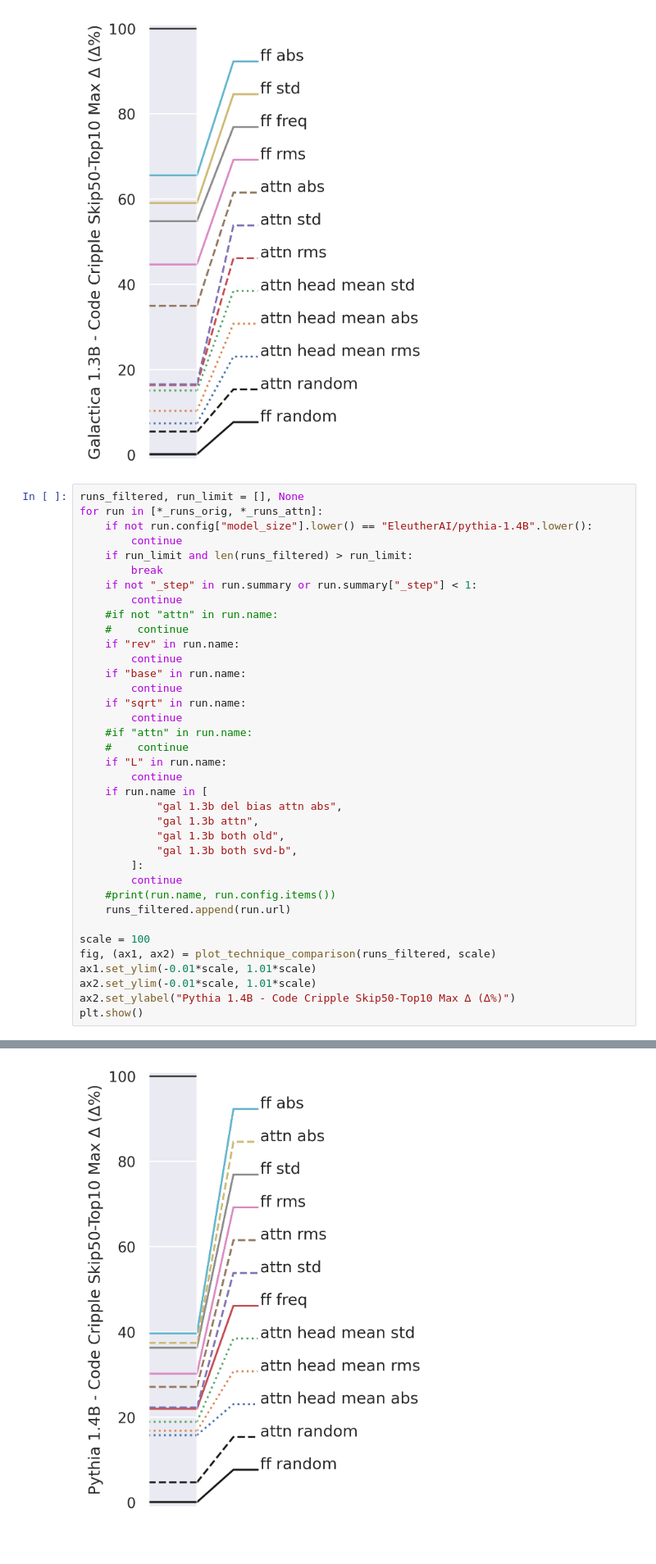
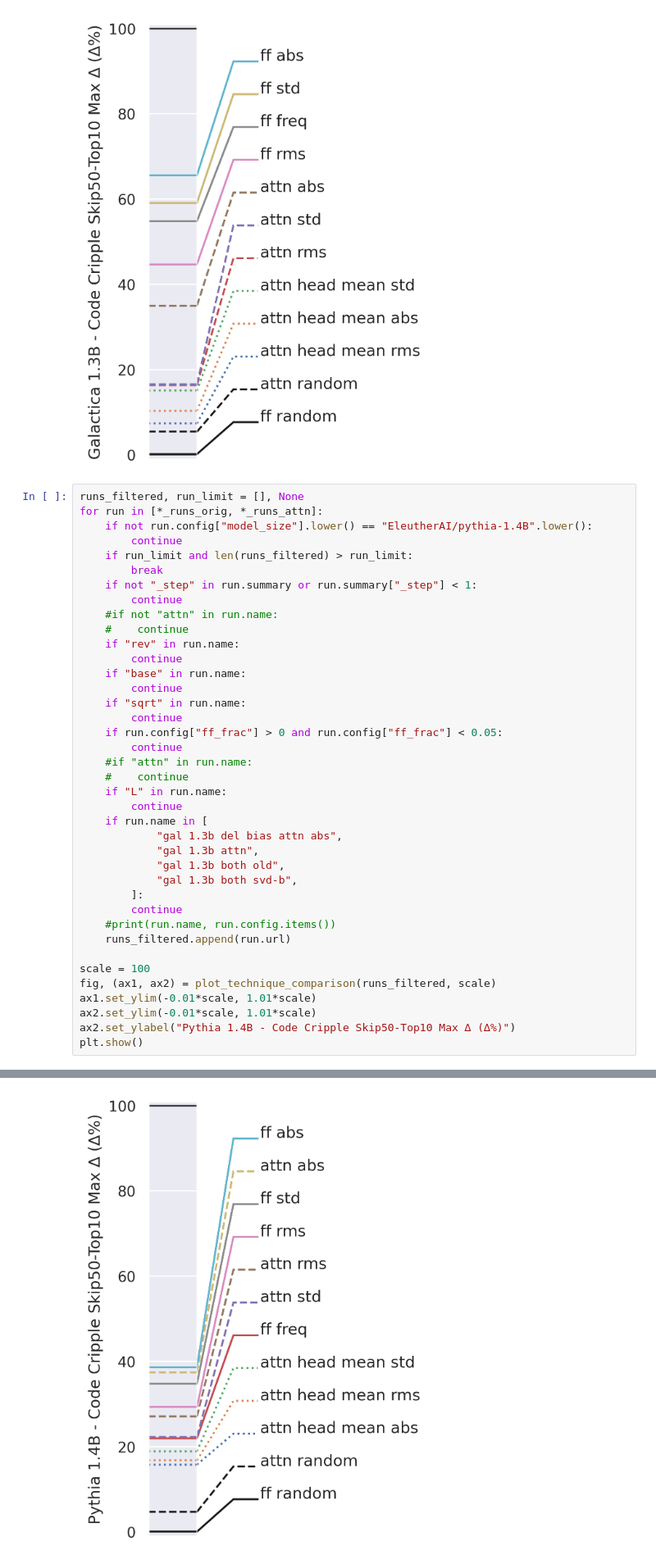
Before and after one commit to nickypro/separability, a Jupyter notebook: examples/analyse-methods.ipynb, the cells around one changed output, grey strips where cells are left out. Shown at 82% size. Saved outputs shown, nothing was run; the diff lists cells and outputs as text.

Commit message:
make pythia plots not be ff_frac=0.02 but instead 0.05

```diff
--- a/examples/analyse-methods.ipynb
+++ b/examples/analyse-methods.ipynb
@@ -361,6 +361,8 @@ for run in [*_runs_orig, *_runs_attn]:
     if "base" in run.name:
         continue
     if "sqrt" in run.name:
+        continue
+    if run.config["ff_frac"] > 0 and run.config["ff_frac"] < 0.05:
         continue
     #if "attn" in run.name:
     #    continue
@@ -394,10 +396,10 @@ plt.show()
 | 3 | attn head mean std | 0.1893444496789568 | pythia 1.4b attn h std | 0.00 | 0.05 |
 | 7 | attn head mean rms | 0.1679538956359352 | pythia 1.4b attn h rms | 0.00 | 0.05 |
 | 5 | attn head mean abs | 0.15816433877639002 | pythia 1.4b attn h abs | 0.00 | 0.05 |
 | 1 | attn random | 0.04740275442267505 | pythia 1.4b attn random | 0.00 | 0.10 |
 | 0 | ff random | 0.0009023412434409073 | pythia 1.4b ff random | 0.10 | 0.00 |
 100
-[figure, old version]
+[figure, new version]
 # %%
 
 runs_filtered, run_limit = [], None
```
Also changed, not shown: parts of 1 cell of this notebook.
